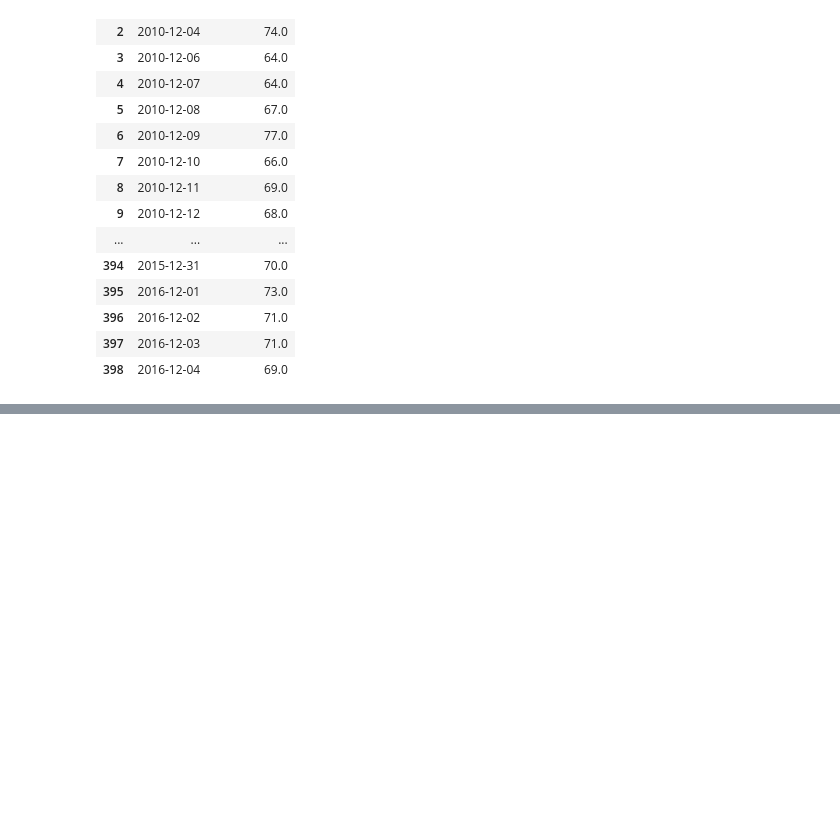
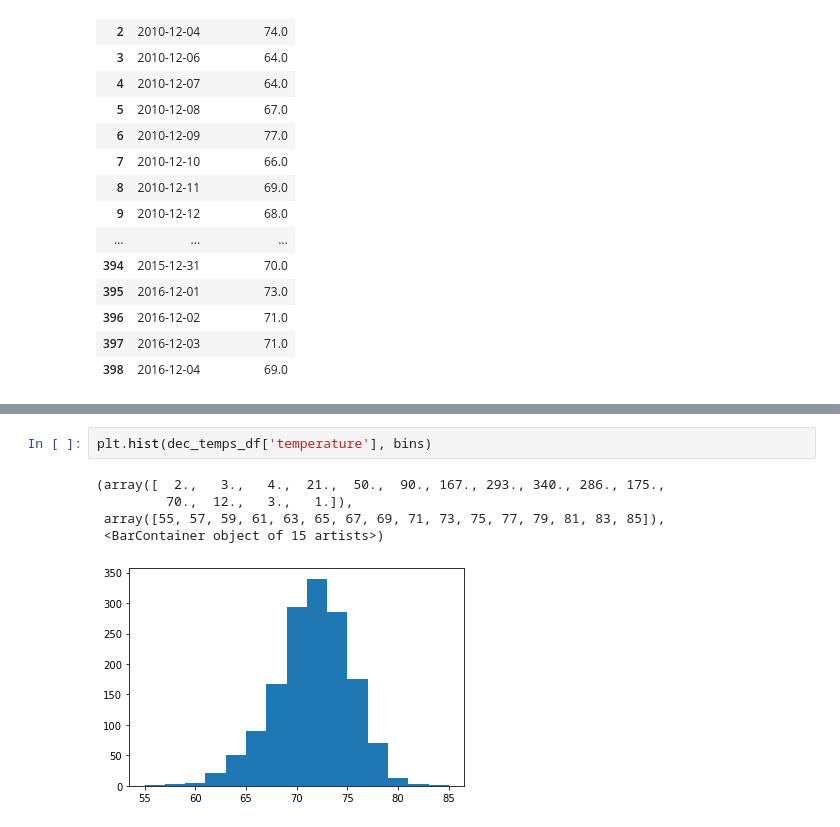
Before and after one commit to willenny/surfs_up, a Jupyter notebook: SurfsUp_Challenge.ipynb, the cells around one changed output, grey strips where cells are left out. Drawn from its saved outputs; the diff is of its cells as text; blank space fills up the shorter version.

```diff
--- a/SurfsUp_Challenge.ipynb
+++ b/SurfsUp_Challenge.ipynb
@@ -109,0 +154,8 @@ dec_temps_df
+# %%
+plt.hist(dec_temps_df['temperature'], bins)
+# %% [output]
+(array([  2.,   3.,   4.,  21.,  50.,  90., 167., 293., 340., 286., 175.,
+         70.,  12.,   3.,   1.]),
+ array([55, 57, 59, 61, 63, 65, 67, 69, 71, 73, 75, 77, 79, 81, 83, 85]),
+ <BarContainer object of 15 artists>)
+[figure, added]
```
Also changed, not shown: parts of 8 cells of this notebook, 5 other files.
